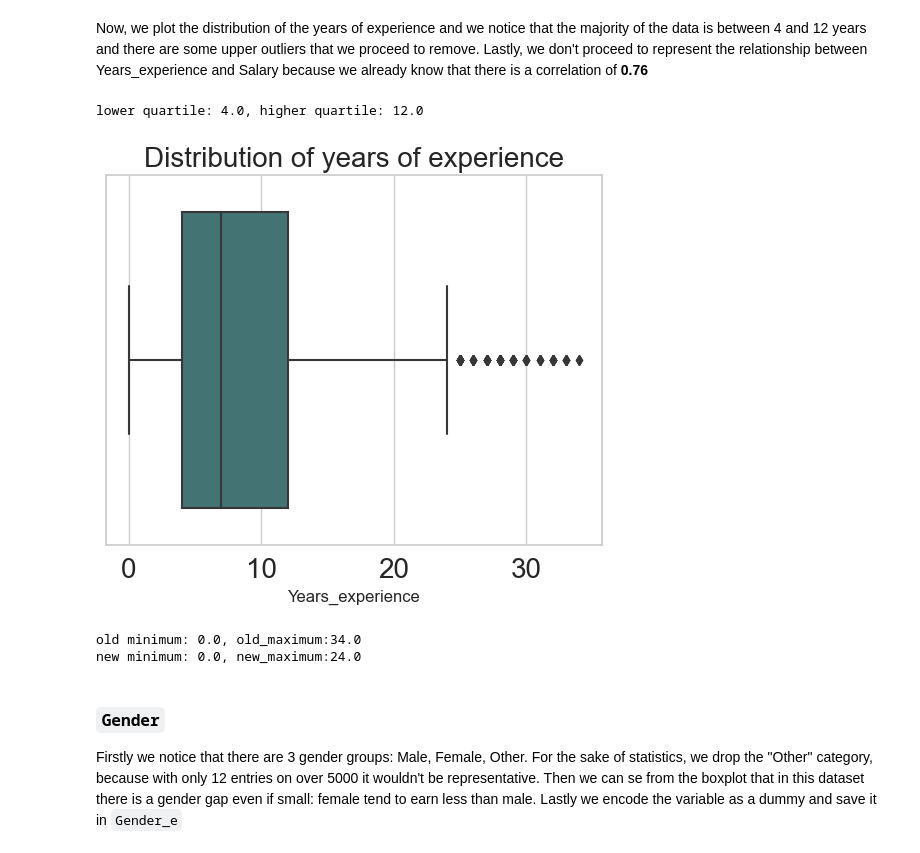
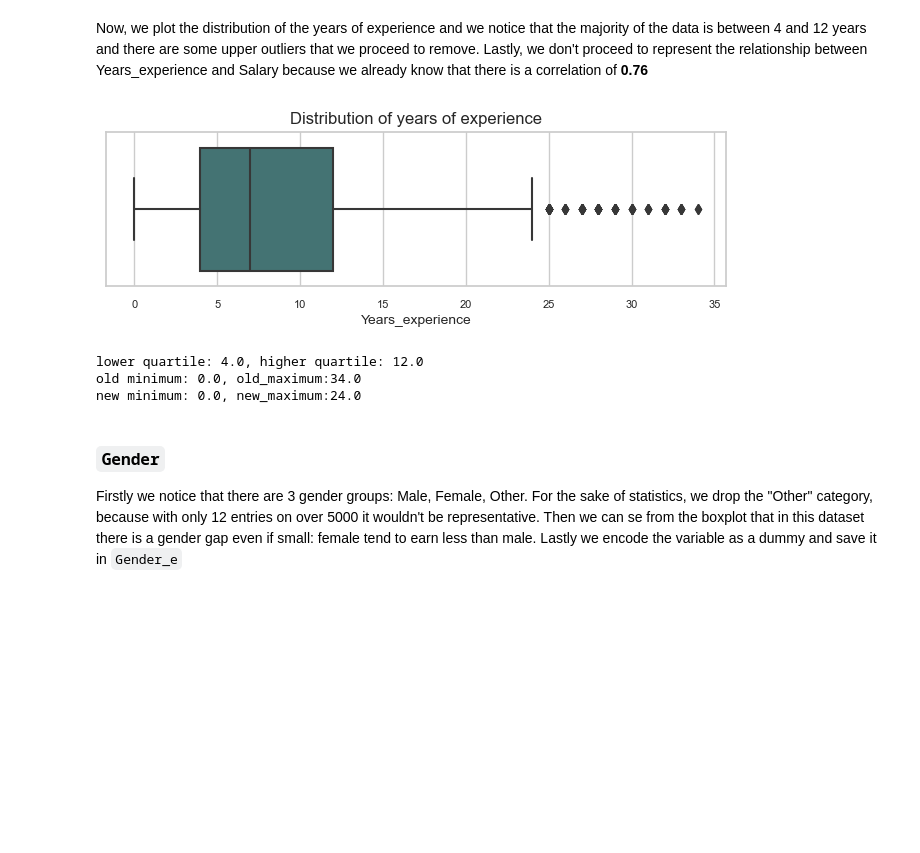
Before and after one commit to sofiagambirasio/Salary_predictions, a Jupyter notebook: salaries_ml_py.ipynb, the cells around one changed output. Drawn from its saved outputs; the diff is of its cells as text; code cells hidden in the pictures; blank space fills up the shorter version.

```diff
--- a/salaries_ml_py.ipynb
+++ b/salaries_ml_py.ipynb
@@ -118,0 +106,16 @@ from 191 to 18 jobs
+# %%
+# boxplot
+shade_green = sns.color_palette(sns.light_palette('#3C7B7B', n_colors=18))
+sns.set(style = 'whitegrid')
+sns.set_palette(shade_green)
+plt.rcParams["figure.figsize"] = (12,5)
+b = sns.boxplot(data = sal, x = 'Job_title', y = 'Salary')
+b.set_title('Distribution of salary by job title', fontsize = 15)
+b.set_ylabel('Salary', fontsize = 12)
+b.set_xlabel(None)
+plt.xticks(rotation = 55, fontsize = 12, linespacing = 0.3)
+plt.yticks(fontsize = 12)
+plt.show()
+
+# encoding
+sal = pd.get_dummies(sal, columns = ['Job_title'], prefix = 'J')
@@ -133,27 +138,31 @@ Now, we plot the distribution of the years of experience and we notice that the
 Lastly, we don't proceed to represent the relationship between Years_experience and Salary because we already know that there is a correlation of **0.76**
 # %%
 # boxplot
-Q1 = sal['Years_experience'].quantile(0.25)
-Q3 = sal['Years_experience'].quantile(0.75)
-print(f'lower quartile: {Q1}, higher quartile: {Q3}')
 sns.set(style = 'whitegrid')
+plt.rcParams["figure.figsize"] = (8,2)
 b = sns.boxplot(x = 'Years_experience', data = sal, color = '#3C7B7B')
-b.set_title('Distribution of years of experience', fontsize = 20)
-b.tick_params(axis='x', labelsize=20)
+b.set_title('Distribution of years of experience', fontsize = 12)
+b.set_xlabel('Years_experience', fontsize = 10)
+plt.xticks(fontsize =8)
 plt.show()
-
-# get rid of the outliers
-IQR = Q3 - Q1
-lim1 = Q1-1.5*IQR
-lim3 = Q3+1.5*IQR
-print(f'old minimum: {sal["Years_experience"].min()}, old_maximum:{sal["Years_experience"].max()}')
-sal = sal[(sal['Years_experience']<=lim3) & (sal['Years_experience']>=lim1)]
-print(f'new minimum: {sal["Years_experience"].min()}, new_maximum:{sal["Years_experience"].max()}')
 # %% [output]
-lower quartile: 4.0, higher quartile: 12.0
-[figure, old version]
+[figure, new version]
-old minimum: 0.0, old_maximum:34.0
-new minimum: 0.0, new_maximum:24.0
+# %%
+# get rid of the outliers
+Q1 = sal['Years_experience'].quantile(0.25)
+Q3 = sal['Years_experience'].quantile(0.75)
+print(f'lower quartile: {Q1}, higher quartile: {Q3}')
+
+IQR = Q3 - Q1
+lim1 = Q1-1.5*IQR
+lim3 = Q3+1.5*IQR
+print(f'\nold minimum: {sal["Years_experience"].min()}, old_maximum:{sal["Years_experience"].max()}')
+sal = sal[(sal['Years_experience']<=lim3) & (sal['Years_experience']>=lim1)]
+print(f'new minimum: {sal["Years_experience"].min()}, new_maximum:{sal["Years_experience"].max()}')
+# %% [output]
+lower quartile: 4.0, higher quartile: 12.0
+old minimum: 0.0, old_maximum:34.0
+new minimum: 0.0, new_maximum:24.0
 # %% [markdown]
 ### `Gender`
 Firstly we notice that there are 3 gender groups: Male, Female, Other. For the sake of statistics, we drop the "Other" category, because with only 12 entries on over 5000 it wouldn't be representative.
```
Also changed, not shown: parts of 16 cells of this notebook.
